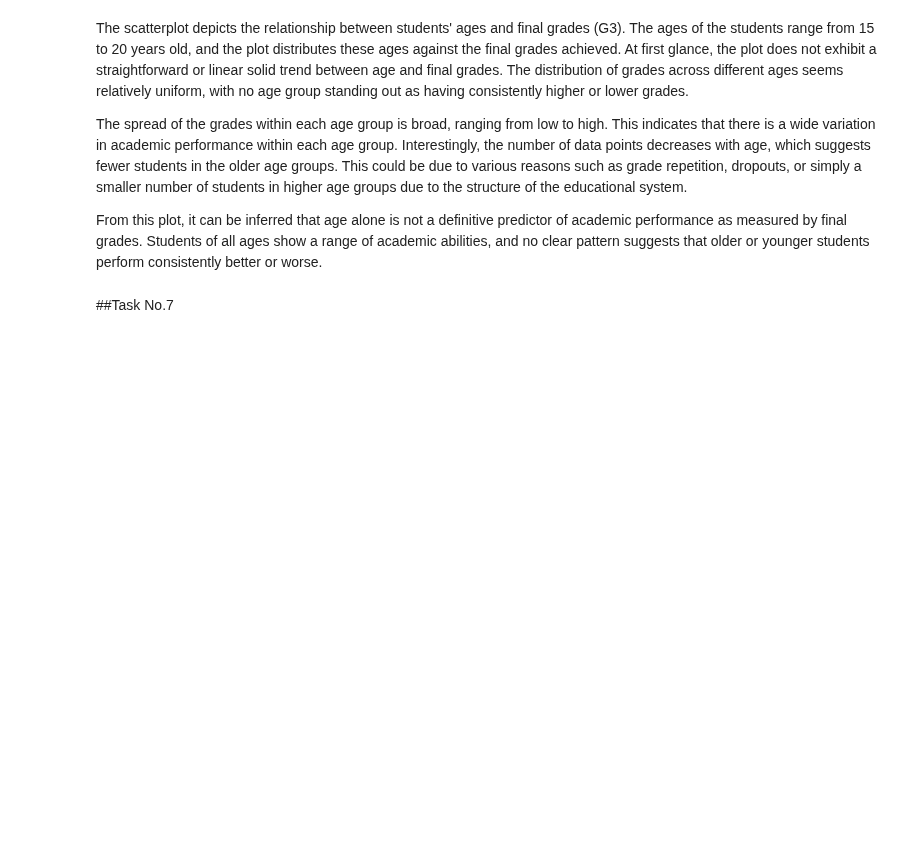
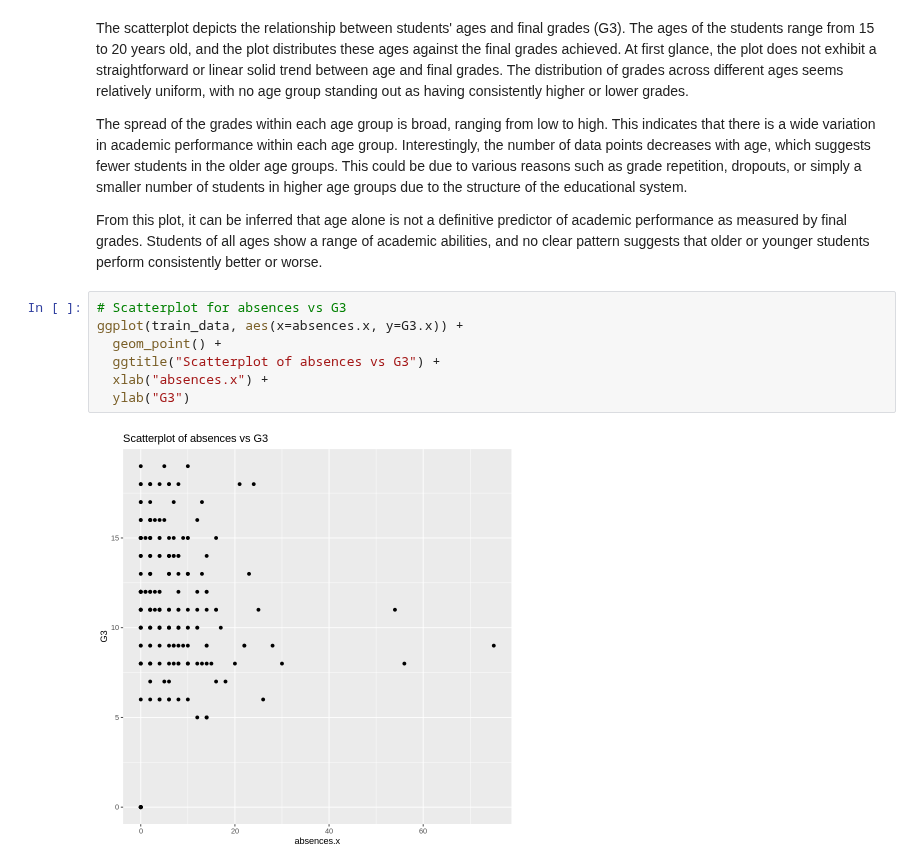
Before and after one commit to carlos-alves-one/Student-Performance-R, a Jupyter notebook: Regression_CW1.ipynb, the cells around one changed output. Cells and saved outputs as stored; diff of their text form; blank space fills up the shorter version.

```diff
--- a/Regression_CW1.ipynb
+++ b/Regression_CW1.ipynb
@@ -760,5 +766,12 @@ The scatterplot depicts the relationship between students' ages and final grades
 The spread of the grades within each age group is broad, ranging from low to high. This indicates that there is a wide variation in academic performance within each age group. Interestingly, the number of data points decreases with age, which suggests fewer students in the older age groups. This could be due to various reasons such as grade repetition, dropouts, or simply a smaller number of students in higher age groups due to the structure of the educational system.
 
 From this plot, it can be inferred that age alone is not a definitive predictor of academic performance as measured by final grades. Students of all ages show a range of academic abilities, and no clear pattern suggests that older or younger students perform consistently better or worse.
-# %% [markdown]
-##Task No.7
+# %%
+# Scatterplot for absences vs G3
+ggplot(train_data, aes(x=absences.x, y=G3.x)) +
+  geom_point() +
+  ggtitle("Scatterplot of absences vs G3") +
+  xlab("absences.x") +
+  ylab("G3")
+# %% [output]
+[figure, added]
```
Also changed, not shown: parts of 7 cells of this notebook.
